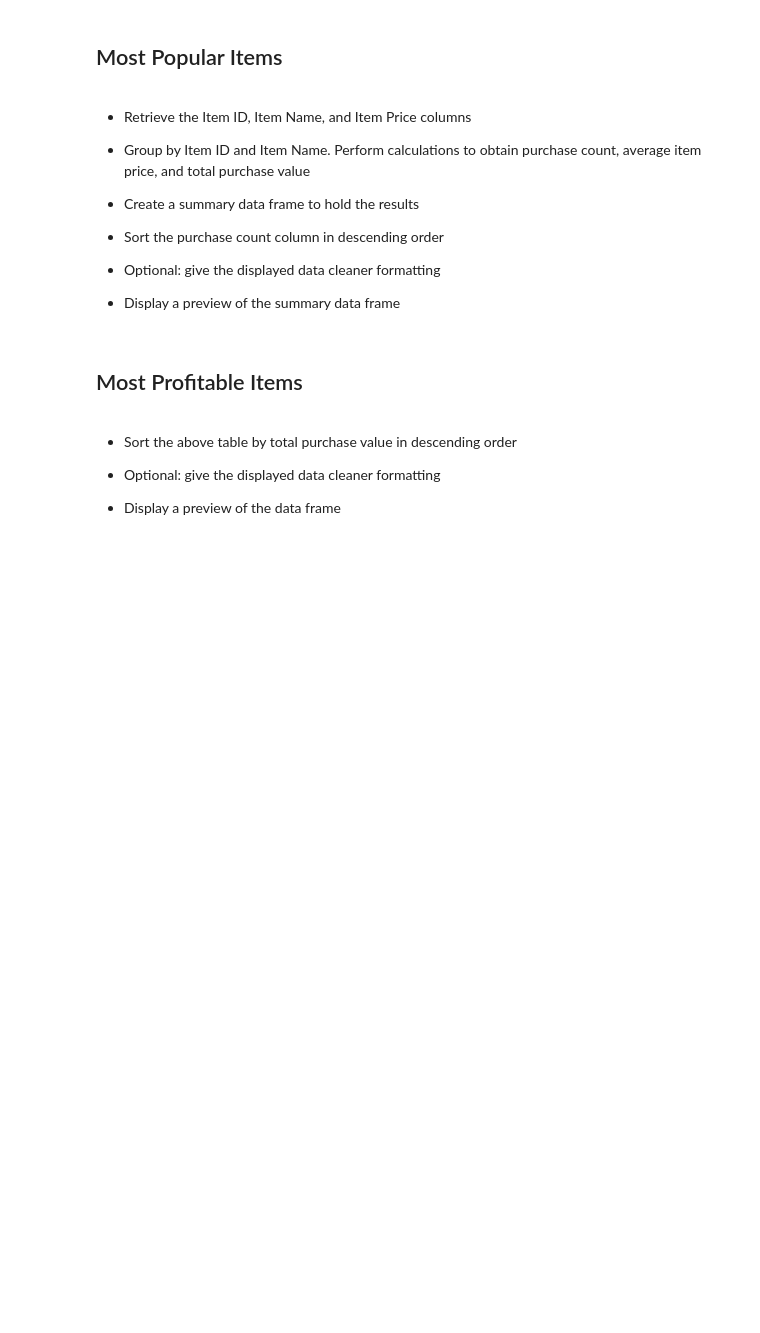
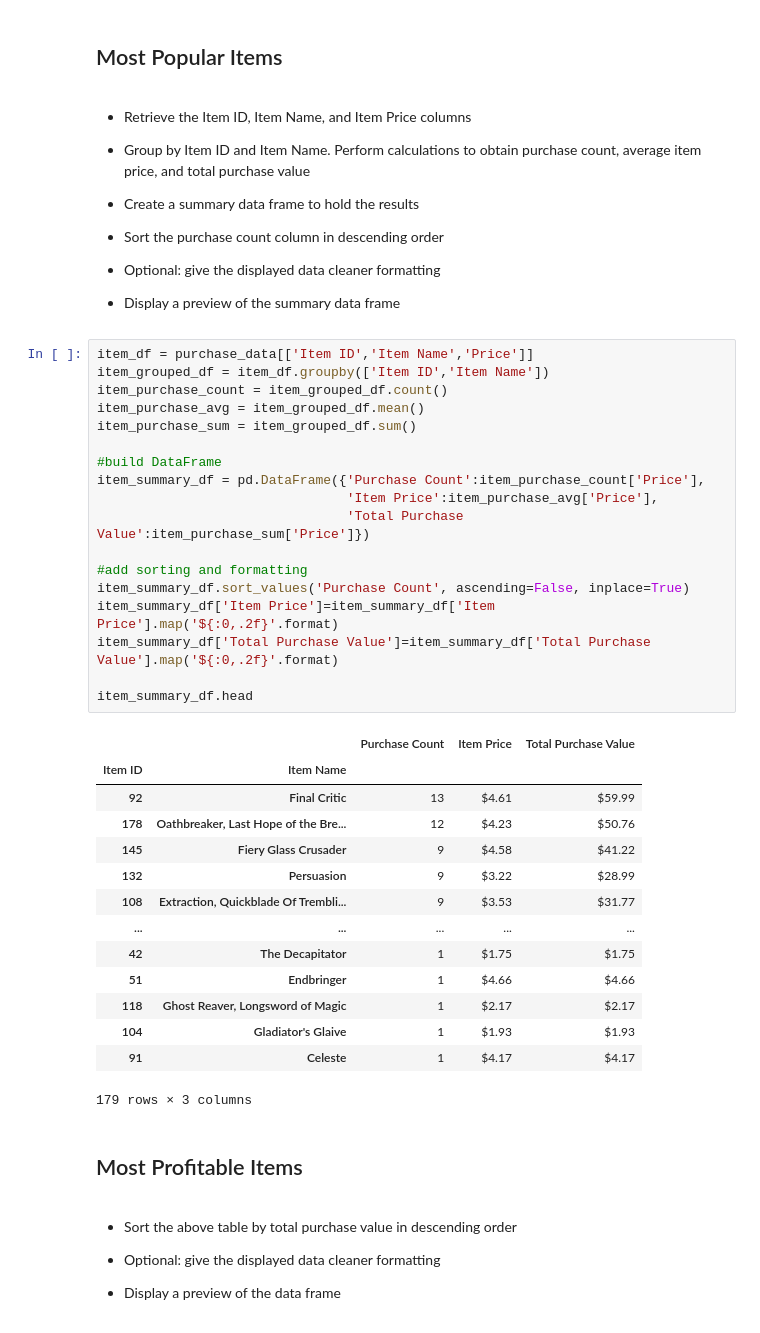
Before and after one commit to reyno255/pandas-challenge, a Jupyter notebook: HeroesOfPymoli/HeroesOfPymoli_starter.ipynb, the cells around one changed output. Saved outputs shown, nothing was run; the diff lists cells and outputs as text; blank space fills up the shorter version.

Commit message:
Completion of last modules

```diff
--- a/HeroesOfPymoli/HeroesOfPymoli_starter.ipynb
+++ b/HeroesOfPymoli/HeroesOfPymoli_starter.ipynb
@@ -289,6 +289,39 @@ top_spenders_df.head()
 
 
 * Display a preview of the summary data frame
+# %%
+item_df = purchase_data[['Item ID','Item Name','Price']]
+item_grouped_df = item_df.groupby(['Item ID','Item Name'])
+item_purchase_count = item_grouped_df.count()
+item_purchase_avg = item_grouped_df.mean()
+item_purchase_sum = item_grouped_df.sum()
+
+#build DataFrame
+item_summary_df = pd.DataFrame({'Purchase Count':item_purchase_count['Price'],
+                                'Item Price':item_purchase_avg['Price'],
+                                'Total Purchase Value':item_purchase_sum['Price']})
+
+#add sorting and formatting
+item_summary_df.sort_values('Purchase Count', ascending=False, inplace=True)
+item_summary_df['Item Price']=item_summary_df['Item Price'].map('${:0,.2f}'.format)
+item_summary_df['Total Purchase Value']=item_summary_df['Total Purchase Value'].map('${:0,.2f}'.format)
+
+item_summary_df.head
+# %% [output]
+|  |  | Purchase Count | Item Price | Total Purchase Value |
+| Item ID | Item Name |  |  |  |
+| 92 | Final Critic | 13 | $4.61 | $59.99 |
+| 178 | Oathbreaker, Last Hope of the Bre... | 12 | $4.23 | $50.76 |
+| 145 | Fiery Glass Crusader | 9 | $4.58 | $41.22 |
+| 132 | Persuasion | 9 | $3.22 | $28.99 |
+| 108 | Extraction, Quickblade Of Trembli... | 9 | $3.53 | $31.77 |
+| ... | ... | ... | ... | ... |
+| 42 | The Decapitator | 1 | $1.75 | $1.75 |
+| 51 | Endbringer | 1 | $4.66 | $4.66 |
+| 118 | Ghost Reaver, Longsword of Magic | 1 | $2.17 | $2.17 |
+| 104 | Gladiator's Glaive | 1 | $1.93 | $1.93 |
+| 91 | Celeste | 1 | $4.17 | $4.17 |
+179 rows × 3 columns
 # %% [markdown]
 ## Most Profitable Items
 # %% [markdown]
```
